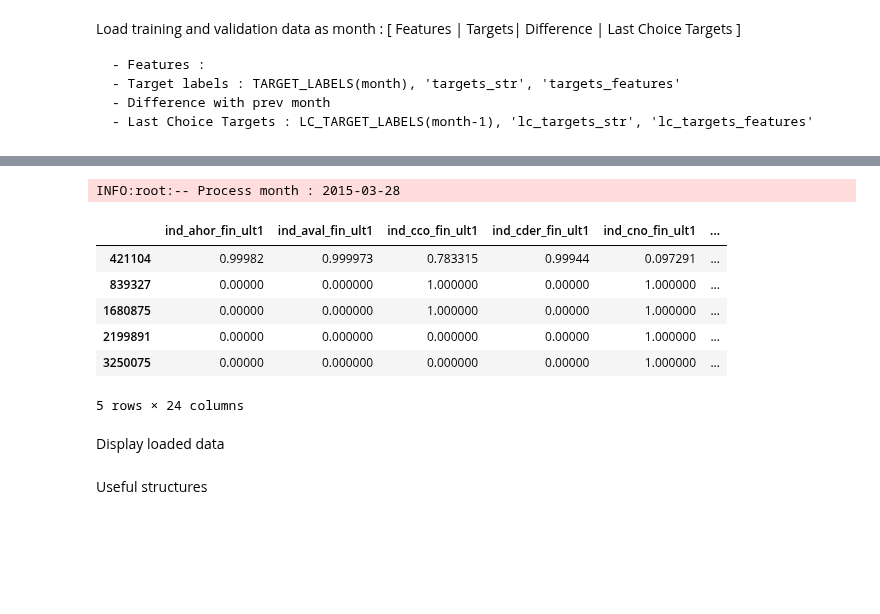
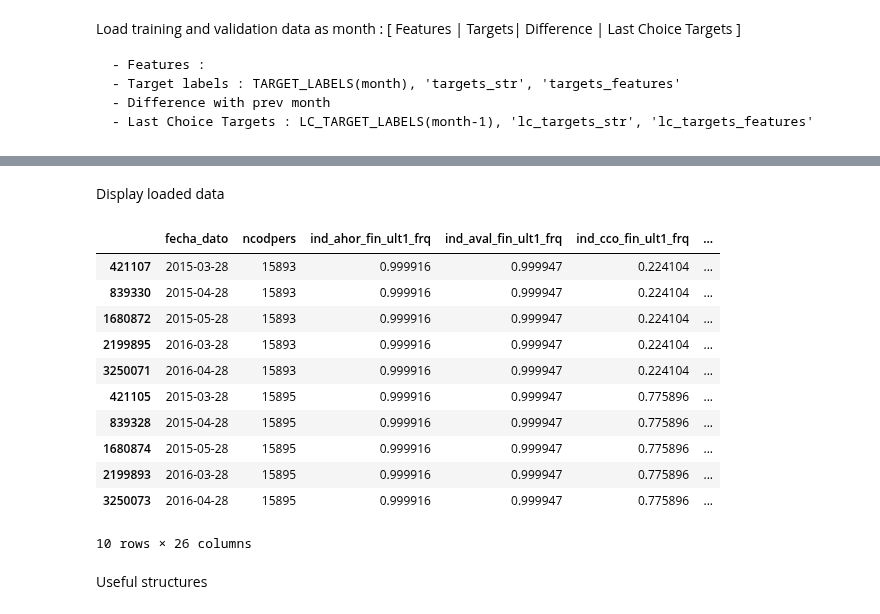
Before and after one commit to vfdev-5/SPR, a Jupyter notebook: keras/NN_predictions_2_CV_active_clients3.ipynb, the cells around one changed output, grey strips where cells are left out. Cells and saved outputs as stored; diff of their text form; code cells hidden in the pictures; blank space fills up the shorter version.

```diff
--- a/keras/NN_predictions_2_CV_active_clients3.ipynb
+++ b/keras/NN_predictions_2_CV_active_clients3.ipynb
@@ -57,42 +59,2 @@ INFO:root:-- Transform age/renta/logdiff
-# %%
-df = train_df.copy()
-
-months = df['fecha_dato'].unique()
-for m in months:
-    logging.info("-- Process month : %s" % m)
-    tmask = df['fecha_dato'] == m
-
-    for t in TARGET_LABELS:
-        counts = df[tmask][t].value_counts()
-        counts = counts/counts.sum()
-
-#         print "\n", t
-#         print counts/counts.sum()
-
-        df.loc[tmask, t] = df.loc[tmask, t].apply(lambda x: counts[x])
-
-
-    break
-
-#     df.loc[tmask, 'targets_logcount1'] = df[tmask]['targets_str'].apply(lambda x: current_logcount_dict[x])
-#     df.loc[tmask, 'targets_logcount2'] = df[tmask]['targets_str'].apply(lambda x: logcount_dict[x])
-
-#     if df[tmask]['lc_targets_str'].isnull().sum() == 0:
-#         df.loc[tmask, 'lc_targets_logcount2'] = df[tmask]['lc_targets_str'].apply(lambda x: logcount_dict[x])
-#         df.loc[tmask, 'targets_logcount2_diff'] = df.loc[tmask, 'targets_logcount2'] - df.loc[
-#             tmask, 'lc_targets_logcount2']
-
-# df.loc[df['targets_logcount2_diff'].isnull(), 'targets_logcount2_diff'] = -99999
-# df.loc[df['lc_targets_logcount2'].isnull(), 'lc_targets_logcount2'] = -99999
-df[TARGET_LABELS].head()
-# %% [output]
-INFO:root:-- Process month : 2015-03-28
-|  | ind_ahor_fin_ult1 | ind_aval_fin_ult1 | ind_cco_fin_ult1 | ind_cder_fin_ult1 | ind_cno_fin_ult1 | ... |
-| 421104 | 0.99982 | 0.999973 | 0.783315 | 0.99944 | 0.097291 | ... |
-| 839327 | 0.00000 | 0.000000 | 1.000000 | 0.00000 | 1.000000 | ... |
-| 1680875 | 0.00000 | 0.000000 | 1.000000 | 0.00000 | 1.000000 | ... |
-| 2199891 | 0.00000 | 0.000000 | 0.000000 | 0.00000 | 1.000000 | ... |
-| 3250075 | 0.00000 | 0.000000 | 0.000000 | 0.00000 | 1.000000 | ... |
-5 rows × 24 columns
 # %% [markdown]
 Display loaded data
@@ -104,3 +61,18 @@ Display loaded data
+# %%
+train_df[['fecha_dato', 'ncodpers'] + TARGET_LABELS_FRQ].head(10)
+# %% [output]
+|  | fecha_dato | ncodpers | ind_ahor_fin_ult1_frq | ind_aval_fin_ult1_frq | ind_cco_fin_ult1_frq | ... |
+| 421107 | 2015-03-28 | 15893 | 0.999916 | 0.999947 | 0.224104 | ... |
+| 839330 | 2015-04-28 | 15893 | 0.999916 | 0.999947 | 0.224104 | ... |
+| 1680872 | 2015-05-28 | 15893 | 0.999916 | 0.999947 | 0.224104 | ... |
+| 2199895 | 2016-03-28 | 15893 | 0.999916 | 0.999947 | 0.224104 | ... |
+| 3250071 | 2016-04-28 | 15893 | 0.999916 | 0.999947 | 0.224104 | ... |
+| 421105 | 2015-03-28 | 15895 | 0.999916 | 0.999947 | 0.775896 | ... |
+| 839328 | 2015-04-28 | 15895 | 0.999916 | 0.999947 | 0.775896 | ... |
+| 1680874 | 2015-05-28 | 15895 | 0.999916 | 0.999947 | 0.775896 | ... |
+| 2199893 | 2016-03-28 | 15895 | 0.999916 | 0.999947 | 0.775896 | ... |
+| 3250073 | 2016-04-28 | 15895 | 0.999916 | 0.999947 | 0.775896 | ... |
+10 rows × 26 columns
 # %% [markdown]
 Useful structures
 # %%
```
Also changed, not shown: parts of 21 cells of this notebook, 2 other files.
